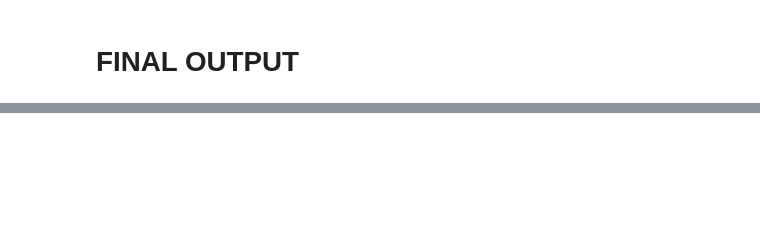
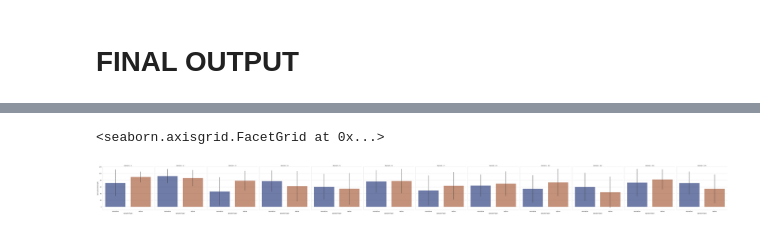
Before and after one commit to yuzh00007/Thesis-Data-Analysis, a Jupyter notebook: Results/DataFormatting-and-Audio/cleanPictureRatingCSV.ipynb, the cells around one changed output, grey strips where cells are left out. Drawn from its saved outputs; the diff is of its cells as text; code cells hidden in the pictures; blank space fills up the shorter version.

```diff
--- a/Results/DataFormatting-and-Audio/cleanPictureRatingCSV.ipynb
+++ b/Results/DataFormatting-and-Audio/cleanPictureRatingCSV.ipynb
@@ -254,4 +302,4 @@ final_tom_df.shape
 # %%
 final_remove_cols = ["weakRank", "strongRank", "antonymRank", "weakFreq", "strongFreq", "antonymFreq"]
-final_df = final_df.drop(final_remove_cols, axis=1)
-final_df.to_csv("./dataOutput/formatted_results.csv")
+final_tom_df = final_tom_df.drop(final_remove_cols, axis=1)
+final_tom_df.to_csv("./dataOutput/formatted_results.csv")
@@ -330,0 +345,21 @@ FileNotFoundError: [Errno 2] No such file or directory: 'wordFreqDict.csv'
+# %%
+import seaborn as sns
+import matplotlib.pyplot as plt
+
+sns.set_theme(style="whitegrid")
+
+truly_difficult_items = [9, 11, 13, 16]
+removed_faces = final_df[~final_df["itemId"].isin(truly_difficult_items)]
+
+crit_only = removed_faces[removed_faces["itemType"] == "critical"]
+# crit_only = ignore_13[ignore_13["itemType"] == "critical"]
+
+sns.catplot(
+    data=final_df, kind="bar",
+    x="speakerType", y="derivationStrength", height=6, col="itemId",
+    hue="speakerType", errorbar="sd", palette="dark",
+    alpha=.6,
+)
+# %% [output]
+<seaborn.axisgrid.FacetGrid at 0x...>
+[figure, added]
```
Also changed, not shown: parts of 23 cells of this notebook, 54 other files.
